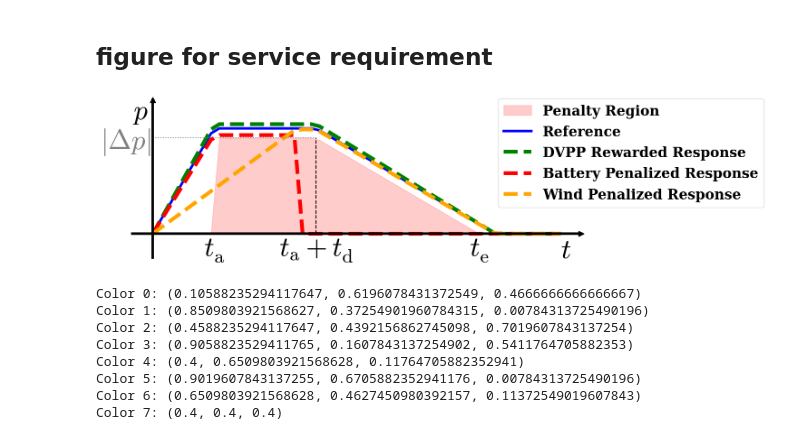
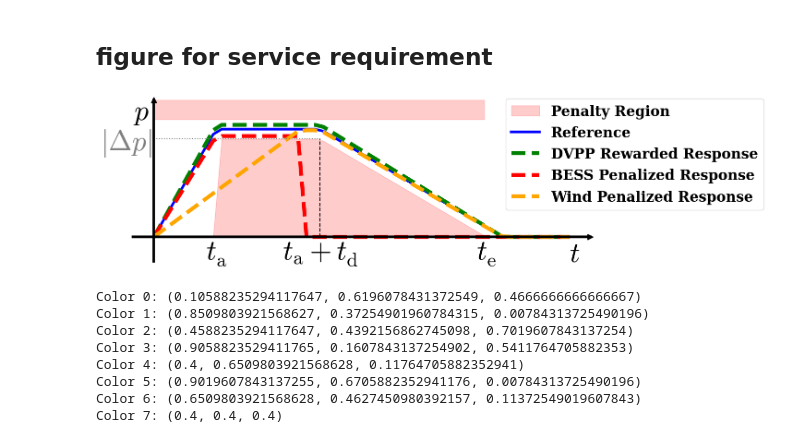
Before and after one commit to cvonholly/dvpp_reward_mechanism, a Jupyter notebook: experiments.ipynb, the cells around one changed output. Saved outputs shown, nothing was run; the diff lists cells and outputs as text; code cells hidden in the pictures.

```diff
--- a/experiments.ipynb
+++ b/experiments.ipynb
@@ -548,15 +548,15 @@ fig, ax = plt.subplots(figsize=(12, 5))
 ax.fill_between(x, 0, y, color='red', alpha=0.2, label='Penalty Region')
 
 # Shade requirement above 1.2 * y_ref
-# mask_above = (x >= 0) & (x <= t_e)
-# ax.fill_between(x, y_ref_120, topline, color='red', alpha=0.2, label='Penalty Region', where=mask_above)
+mask_above = (x >= 0) & (x <= t_e)
+ax.fill_between(x, y_ref_120, topline, color='red', alpha=0.2, where=mask_above)
 
 # Reference curve
 ax.plot(x, y_ref, color='b', linewidth=4, label='Reference')
 
 # Example curves - good and bad
 ax.plot(x, y_good, color='g', linewidth=6, linestyle='--', label='DVPP Rewarded Response')
-ax.plot(x, y_bad, color='r', linewidth=6, linestyle='--', label='Battery Penalized Response')
+ax.plot(x, y_bad, color='r', linewidth=6, linestyle='--', label='BESS Penalized Response')
 ax.plot(x, y_bad_slow, color='orange', linewidth=6, linestyle='--', label='Wind Penalized Response')
 
 # 4. Add Guidelines
@@ -569,34 +569,36 @@ ax.spines['right'].set_visible(False)
 ax.spines['left'].set_position('zero')
 ax.spines['bottom'].set_position('zero')
 
 # Add arrowheads manually at the ends of the axes
 ax.plot(1, 0, ">k", transform=ax.get_yaxis_transform(), clip_on=False, markersize=8)
 ax.plot(0, 1, "^k", transform=ax.get_xaxis_transform(), clip_on=False, markersize=8)
 
 # 6. Labels using Internal Math Text (No external LaTeX needed)
 ax.set_xticks([t_i, t_a, t_e])
 ax.set_xticklabels([r'$t_\mathrm{a}^\mathrm{}$', r'$t_\mathrm{a}+t_\mathrm{d}^\mathrm{}$', r'$t_\mathrm{e}^\mathrm{}$'], fontsize=BIG_FSIZE)
 
 ax.set_yticks([p_max])
 ax.set_yticklabels([r'$|\Delta p|$'], fontsize=BIG_FSIZE, color='gray')
 
 # 7. Axis Titles
 ax.text(max(x), -0.5, '$t$', fontsize=BIG_FSIZE, style='italic')
 ax.text(-.5, p_max * 1.2, r'$p$', fontsize=BIG_FSIZE)
 
 ax.set_xlim(-0.5, 10.5)
 ax.set_ylim(-0.5, p_max * 1.4)
 ax.tick_params(axis='both', which='both', length=0)
 
 # axis linewidth
 for axis in ['top','bottom','left','right']:
     ax.spines[axis].set_linewidth(4)
 
 plt.tight_layout()
 plt.legend(fontsize=BIG_FSIZE/2, loc='upper left', bbox_to_anchor=(.8, 1.05))
+
+plt.savefig('pics/service_example.png', dpi=600, bbox_inches='tight')
 plt.show()
 # %% [output]
-[figure, old version]
+[figure, new version]
 # %%
 import matplotlib as mpl
 # %%
```
Also changed, not shown: parts of 2 cells of this notebook, 6 other files.
